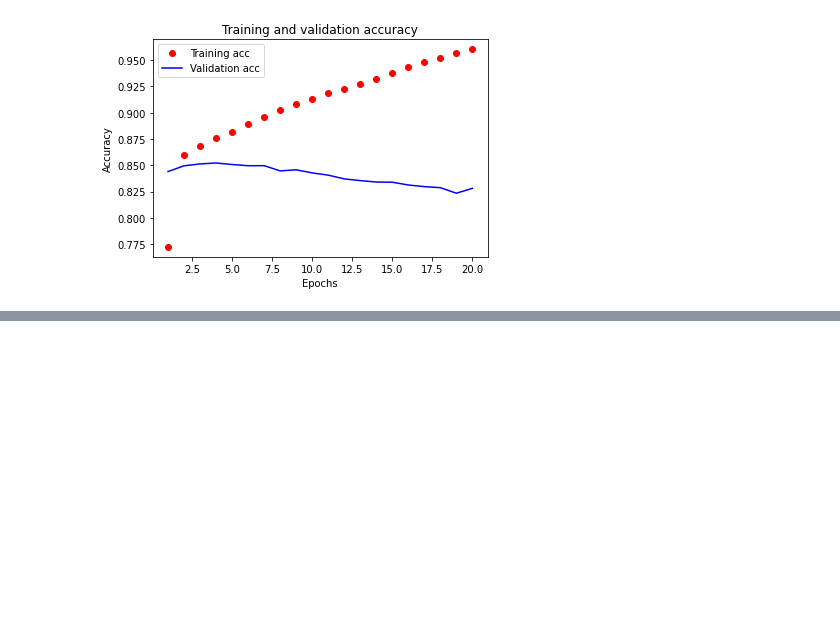
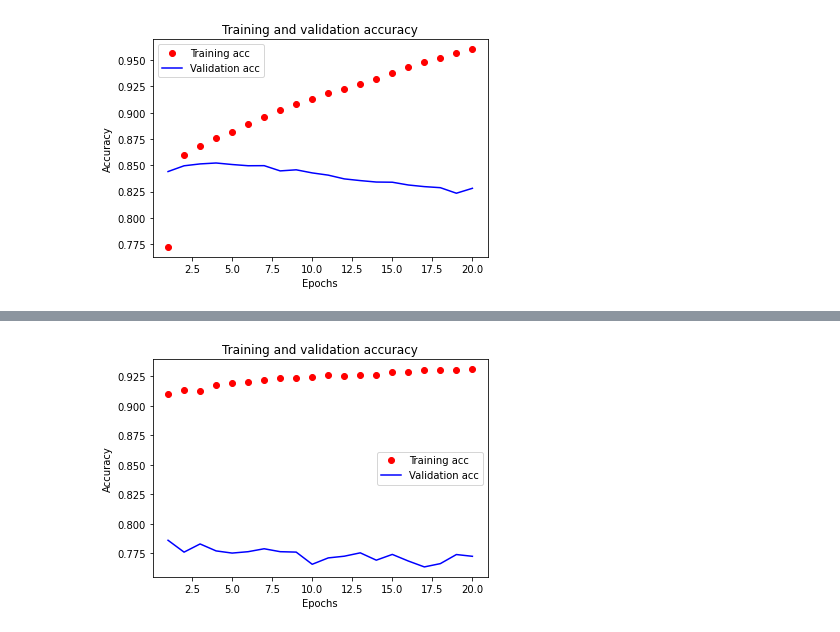
Before and after one commit to sgr1118/GD-NLP, a Jupyter notebook: [GD2_Use_SentencePiece].ipynb, the cells around one changed output, grey strips where cells are left out. Drawn from its saved outputs; the diff is of its cells as text; code cells hidden in the pictures; blank space fills up the shorter version.

```diff
--- a/[GD2_Use_SentencePiece].ipynb
+++ b/[GD2_Use_SentencePiece].ipynb
@@ -548,0 +578,4 @@ print(results)
+# %%
+# 전처리 적용
+train_data['document'] = preprocess_sentence(train_review)
+test_data['document'] = preprocess_sentence(test_review)
@@ -548,0 +808,14 @@ print(results)
+# %%
+plt.clf()   # 그림을 초기화합니다
+# "ro"는 "빨간색 점"입니다
+plt.plot(epochs, acc, 'ro', label='Training acc')
+# b는 "파란 실선"입니다
+plt.plot(epochs, val_acc, 'b', label='Validation acc')
+plt.title('Training and validation accuracy')
+plt.xlabel('Epochs')
+plt.ylabel('Accuracy')
+plt.legend()
+
+plt.show()
+# %% [output]
+[figure, added]
```
Also changed, not shown: parts of 32 cells of this notebook.
